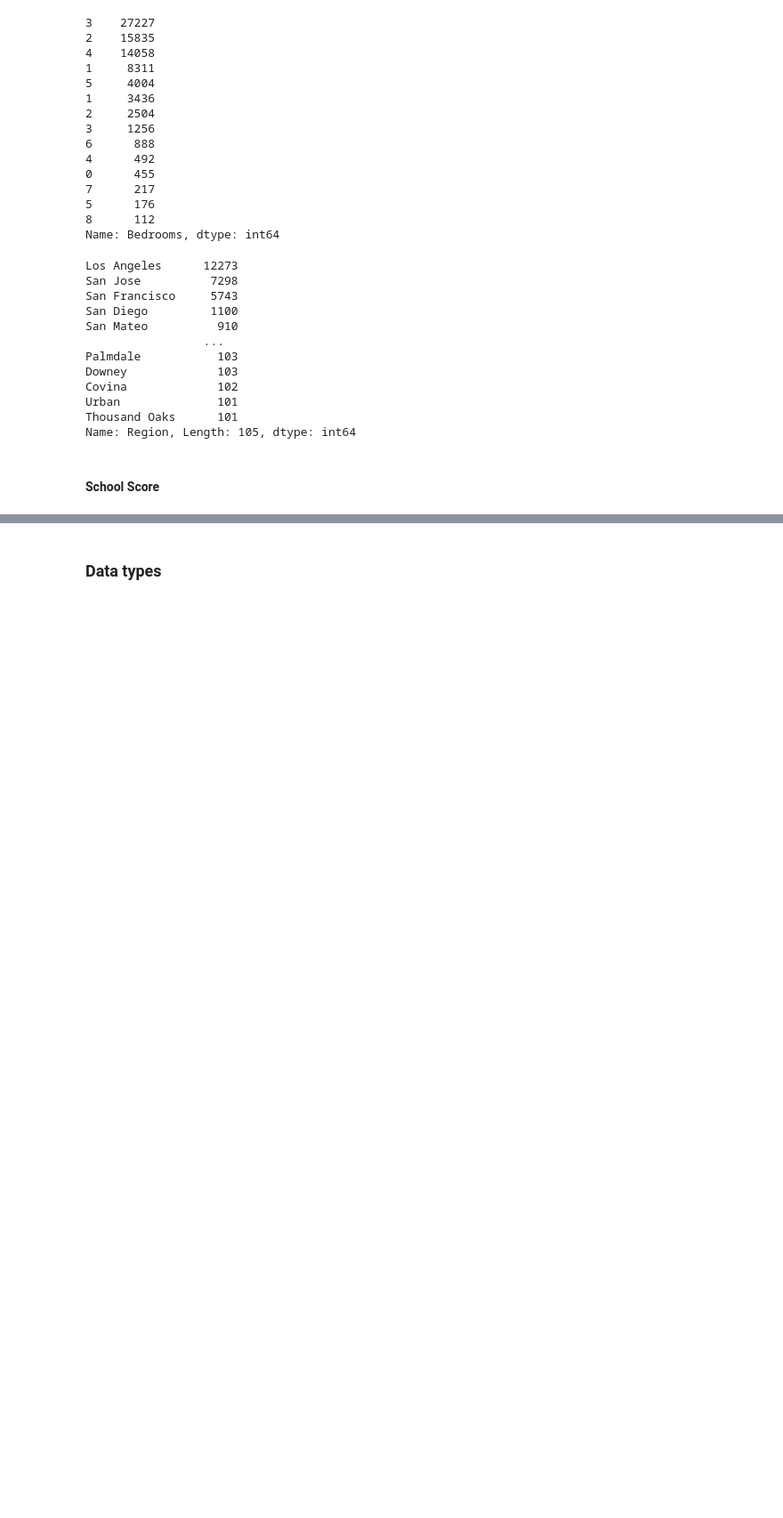
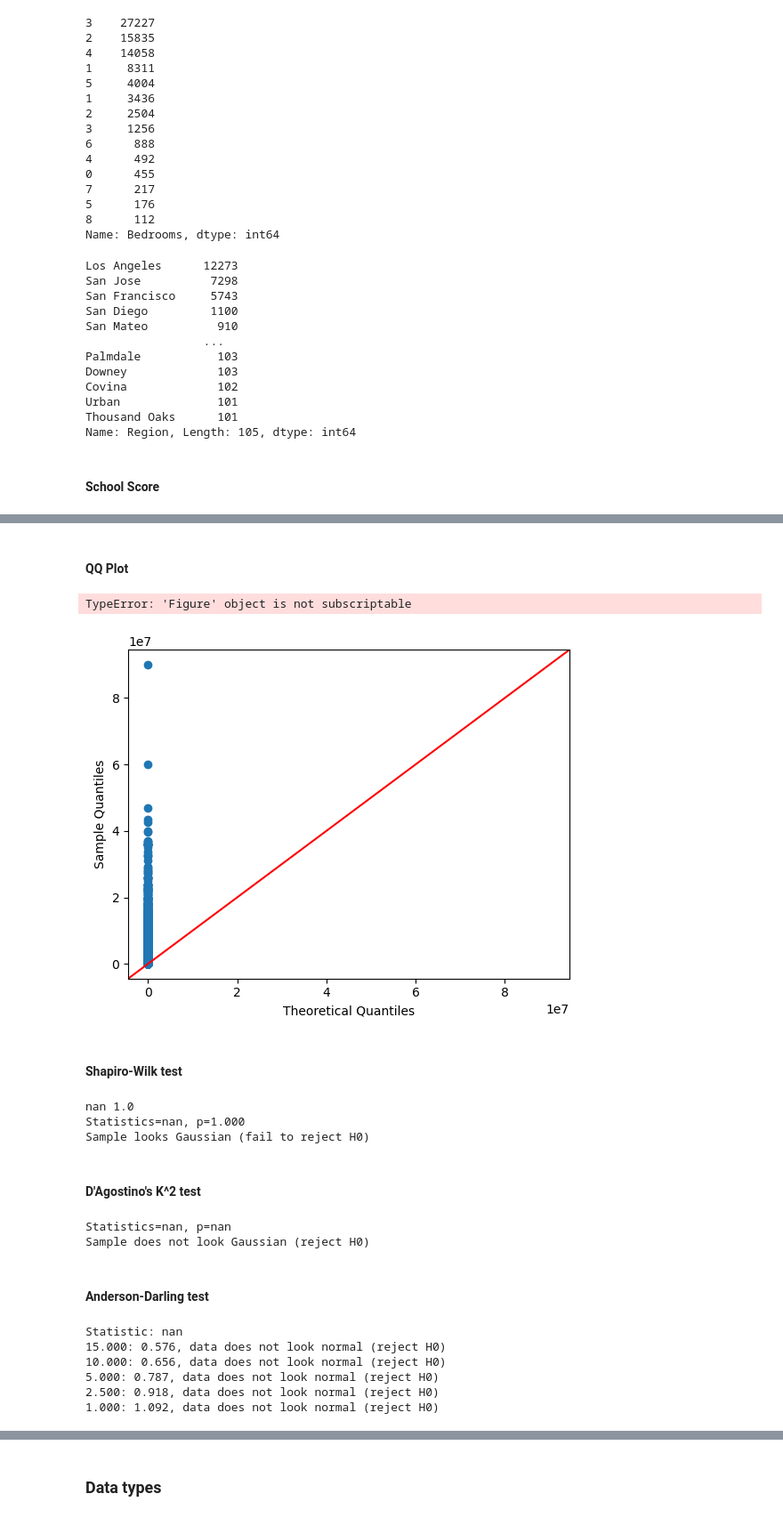
Before and after one commit to Euan-J-Austin/Kaggle_Housing_CA, a Jupyter notebook: CA_House_Prices_EDA.ipynb, the cells around one changed output, grey strips where cells are left out. Shown at 89% size. Drawn from its saved outputs; the diff is of its cells as text; code cells hidden in the pictures; blank space fills up the shorter version.

```diff
--- a/CA_House_Prices_EDA.ipynb
+++ b/CA_House_Prices_EDA.ipynb
@@ -592,0 +809,55 @@ Let's get the mean, so sum over number that are not NaN
+# %% [markdown]
+#### QQ Plot
+# %%
+qqplot(tt.Sold_Price, line='45')[0]
+# %% [output]
+TypeError: 'Figure' object is not subscriptable
+[figure, added]
+# %% [markdown]
+#### Shapiro-Wilk test
+# %%
+stat, p = shapiro(tt.Sold_Price)
+print('Statistics=%.3f, p=%.3f' % (stat, p))
+# interpret
+alpha = 0.05
+if p > alpha:
+	print('Sample looks Gaussian (fail to reject H0)')
+else:
+	print('Sample does not look Gaussian (reject H0)')
+# %% [output]
+nan 1.0
+Statistics=nan, p=1.000
+Sample looks Gaussian (fail to reject H0)
+# %% [markdown]
+#### D'Agostino's K^2 test
+# %%
+stat, p = normaltest(tt.Sold_Price)
+print('Statistics=%.3f, p=%.3f' % (stat, p))
+# interpret
+alpha = 0.05
+if p > alpha:
+	print('Sample looks Gaussian (fail to reject H0)')
+else:
+	print('Sample does not look Gaussian (reject H0)')
+# %% [output]
+Statistics=nan, p=nan
+Sample does not look Gaussian (reject H0)
+# %% [markdown]
+#### Anderson-Darling test
+# %%
+result = anderson(tt.Sold_Price)
+print('Statistic: %.3f' % result.statistic)
+p = 0
+for i in range(len(result.critical_values)):
+	sl, cv = result.significance_level[i], result.critical_values[i]
+	if result.statistic < result.critical_values[i]:
+		print('%.3f: %.3f, data looks normal (fail to reject H0)' % (sl, cv))
+	else:
+		print('%.3f: %.3f, data does not look normal (reject H0)' % (sl, cv))
+# %% [output]
+Statistic: nan
+15.000: 0.576, data does not look normal (reject H0)
+10.000: 0.656, data does not look normal (reject H0)
+5.000: 0.787, data does not look normal (reject H0)
+2.500: 0.918, data does not look normal (reject H0)
+1.000: 1.092, data does not look normal (reject H0)
```
Also changed, not shown: parts of 52 cells of this notebook, 1 other file.
